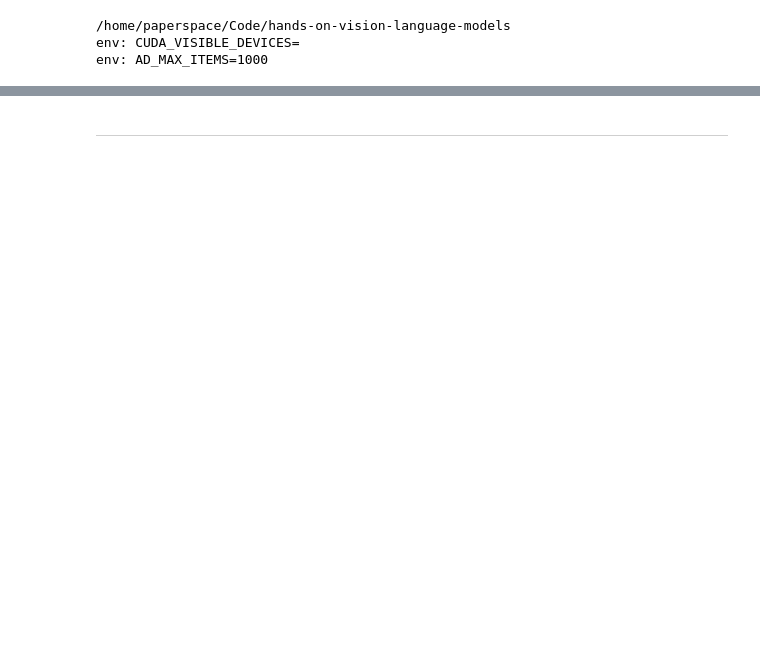
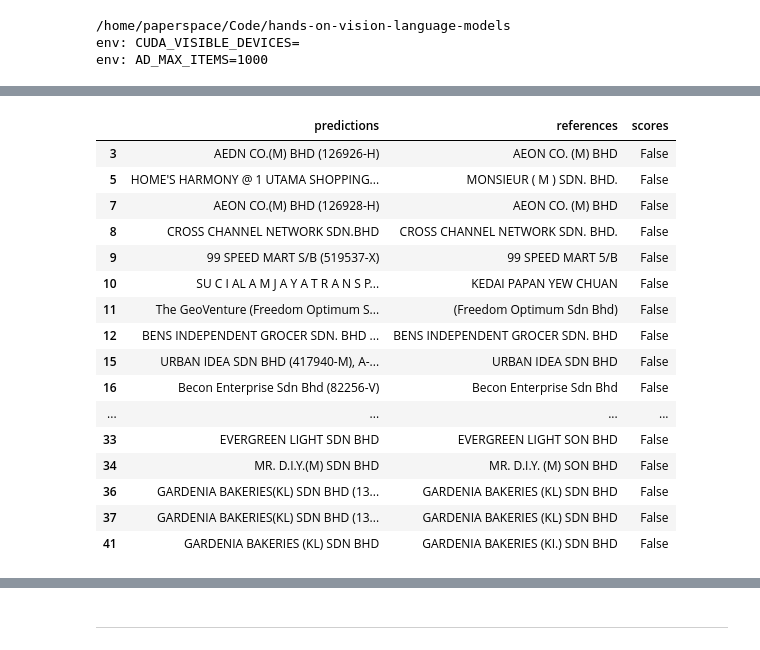
Before and after one commit to NanoNets/hands-on-vision-language-models, a Jupyter notebook: nbs/CORD.ipynb, the cells around one changed output, grey strips where cells are left out. Cells and saved outputs as stored; diff of their text form; code cells hidden in the pictures; blank space fills up the shorter version.

```diff
--- a/nbs/CORD.ipynb
+++ b/nbs/CORD.ipynb
@@ -19,0 +134,20 @@ from vlm.data.cord import evaluate_cord
+# %%
+cache.MiniCPM.cache.COMPANY.query('scores == False')
+# %% [output]
+|  | predictions | references | scores |
+| 3 | AEDN CO.(M) BHD (126926-H) | AEON CO. (M) BHD | False |
+| 5 | HOME'S HARMONY @ 1 UTAMA SHOPPING... | MONSIEUR ( M ) SDN. BHD. | False |
+| 7 | AEON CO.(M) BHD (126928-H) | AEON CO. (M) BHD | False |
+| 8 | CROSS CHANNEL NETWORK SDN.BHD | CROSS CHANNEL NETWORK SDN. BHD. | False |
+| 9 | 99 SPEED MART S/B (519537-X) | 99 SPEED MART 5/B | False |
+| 10 | SU C I AL A M J A Y A T R A N S P... | KEDAI PAPAN YEW CHUAN | False |
+| 11 | The GeoVenture (Freedom Optimum S... | (Freedom Optimum Sdn Bhd) | False |
+| 12 | BENS INDEPENDENT GROCER SDN. BHD ... | BENS INDEPENDENT GROCER SDN. BHD | False |
+| 15 | URBAN IDEA SDN BHD (417940-M), A-... | URBAN IDEA SDN BHD | False |
+| 16 | Becon Enterprise Sdn Bhd (82256-V) | Becon Enterprise Sdn Bhd | False |
+| ... | ... | ... | ... |
+| 33 | EVERGREEN LIGHT SDN BHD | EVERGREEN LIGHT SON BHD | False |
+| 34 | MR. D.I.Y.(M) SDN BHD | MR. D.I.Y. (M) SON BHD | False |
+| 36 | GARDENIA BAKERIES(KL) SDN BHD (13... | GARDENIA BAKERIES (KL) SDN BHD | False |
+| 37 | GARDENIA BAKERIES(KL) SDN BHD (13... | GARDENIA BAKERIES (KL) SDN BHD | False |
+| 41 | GARDENIA BAKERIES (KL) SDN BHD | GARDENIA BAKERIES (KI.) SDN BHD | False |
```
Also changed, not shown: parts of 19 cells of this notebook, 13 other files.
